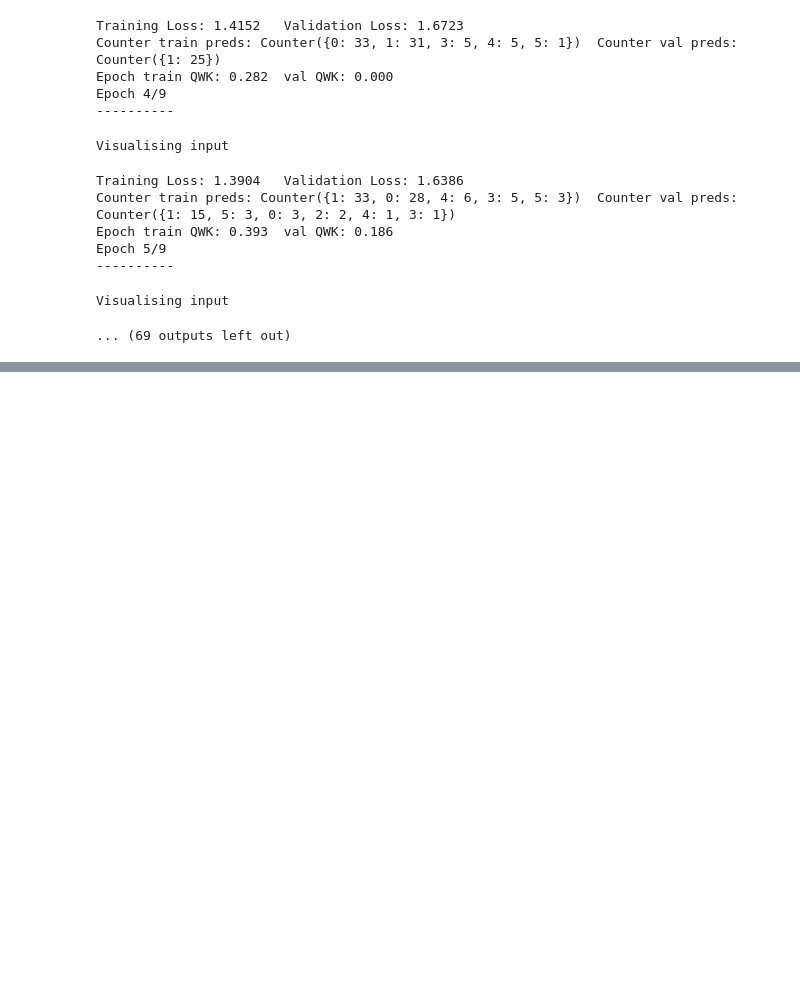
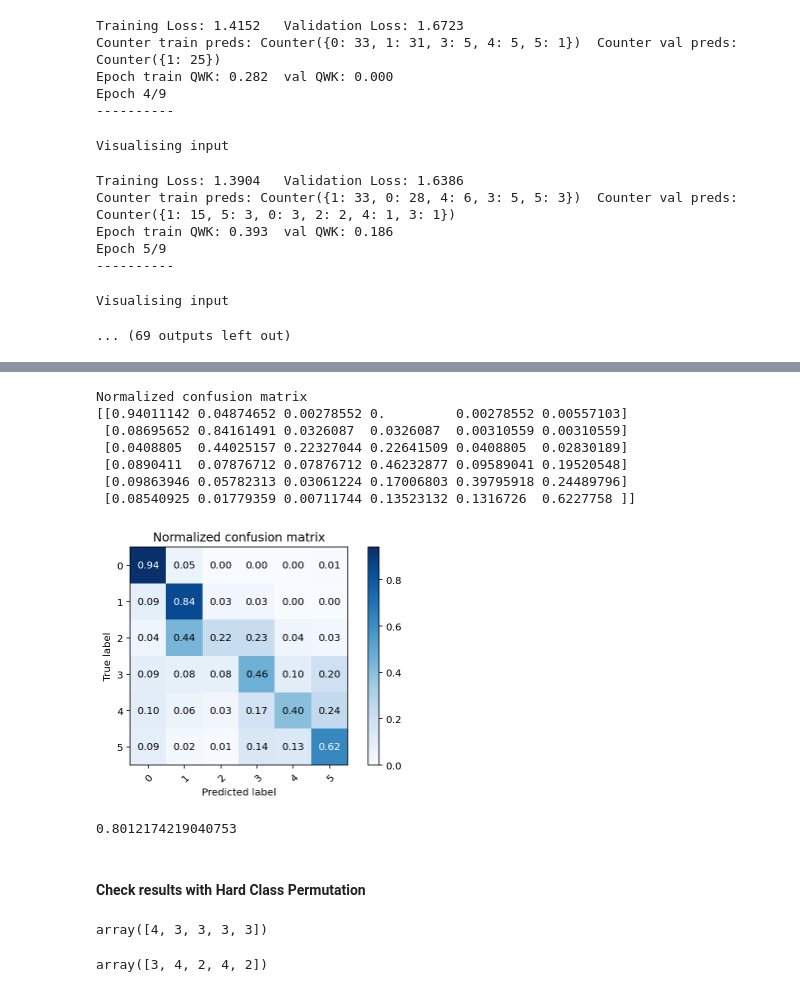
Before and after one commit to ademyanchuk/ChestXRay, a Jupyter notebook: notebooks/Train_Eval_V1.ipynb, the cells around one changed output, grey strips where cells are left out. Saved outputs shown, nothing was run; the diff lists cells and outputs as text; code cells hidden in the pictures; blank space fills up the shorter version.

Commit message:
Add evaluation on val set + hard class permutation importance

```diff
--- a/notebooks/Train_Eval_V1.ipynb
+++ b/notebooks/Train_Eval_V1.ipynb
@@ -885,0 +926,7 @@ Visualising input
+# %%
+# Load Model
+model = PatchModel(arch=CFG.arch, pretrained=False)
+
+weights_path = MODEL_PATH/"05-06-2020-18-27_7_loss.pth"
+checkpoint = torch.load(weights_path, map_location=device)
+model.load_state_dict(checkpoint['model_state_dict'])
@@ -885,0 +935,27 @@ Visualising input
+# %%
+def inference(model, test_loader, device):
+
+    model.to(device)
+    model.eval()
+
+    preds = []
+
+    for i, data in enumerate(test_loader):
+        images, _ = data
+        images = images.to(device)
+
+        with torch.no_grad():
+            y_preds = model(images)
+
+        preds.append(y_preds.to('cpu').numpy().argmax(1))
+
+    preds = np.concatenate(preds)
+
+    return preds
+# %%
+def submit(sample, test_loader, model):
+    preds = inference(model, test_loader, device)
+    sample['isup_pred'] = preds
+    return sample
+# %%
+val_df = submit(val_df, val_dataloader, model)
@@ -885,0 +971,11 @@ Visualising input
+# %%
+_ = plot_confusion_matrix(val_df.isup_grade, val_df.isup_pred, normalize=True)
+# %% [output]
+Normalized confusion matrix
+[[0.94011142 0.04874652 0.00278552 0.         0.00278552 0.00557103]
+ [0.08695652 0.84161491 0.0326087  0.0326087  0.00310559 0.00310559]
+ [0.0408805  0.44025157 0.22327044 0.22641509 0.0408805  0.02830189]
+ [0.0890411  0.07876712 0.07876712 0.46232877 0.09589041 0.19520548]
+ [0.09863946 0.05782313 0.03061224 0.17006803 0.39795918 0.24489796]
+ [0.08540925 0.01779359 0.00711744 0.13523132 0.1316726  0.6227758 ]]
+[figure, added]
@@ -885,0 +984,6 @@ Visualising input
+# %%
+pred_kappa
+# %% [output]
+0.8012174219040753
+# %% [markdown]
+#### Check results with Hard Class Permutation
@@ -885,0 +992,4 @@ Visualising input
+# %%
+hard_cls_values[:5]
+# %% [output]
+array([4, 3, 3, 3, 3])
@@ -885,0 +998,4 @@ Visualising input
+# %%
+hard_cls_values[:5]
+# %% [output]
+array([3, 4, 2, 4, 2])
```
Also changed, not shown: parts of 18 cells of this notebook.
